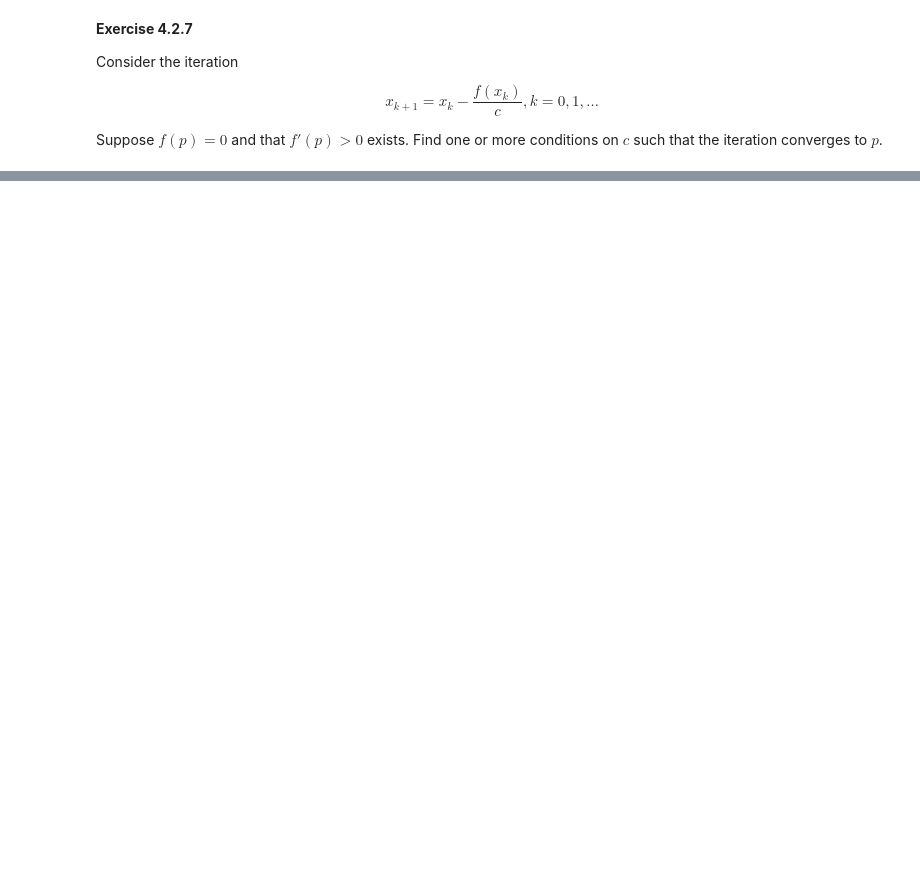
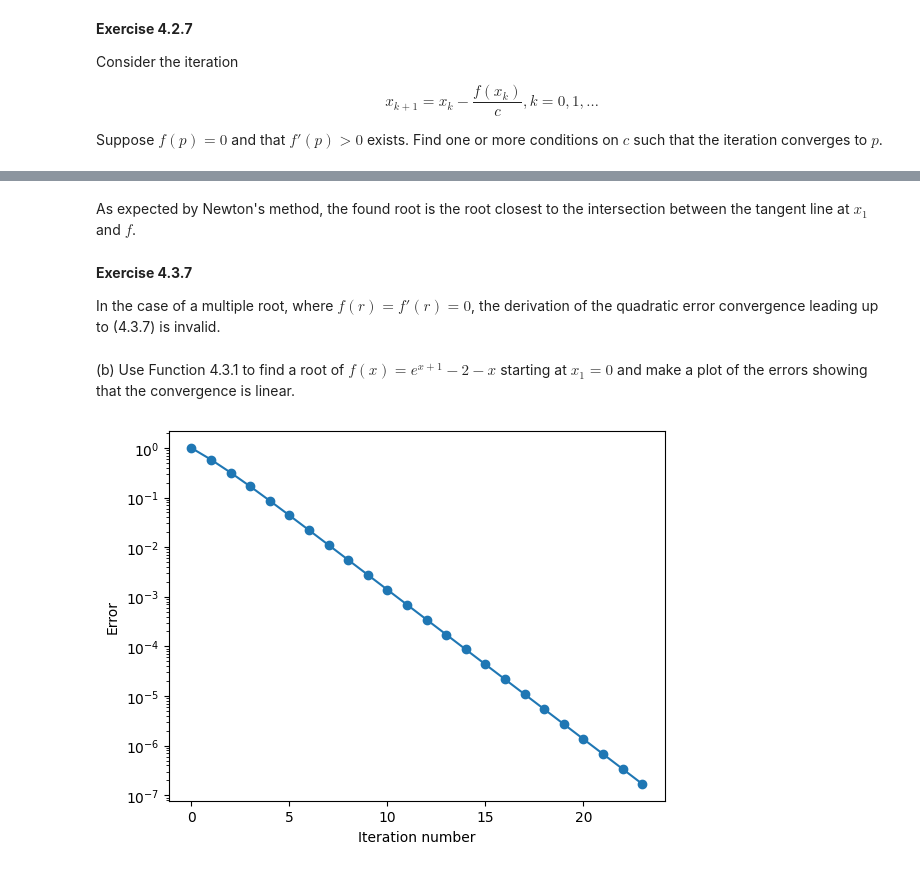
Before and after one commit to RogerCronin/math426, a Jupyter notebook: hw5.ipynb, the cells around one changed output, grey strips where cells are left out. Drawn from its saved outputs; the diff is of its cells as text; code cells hidden in the pictures; blank space fills up the shorter version.

```diff
--- a/hw5.ipynb
+++ b/hw5.ipynb
@@ -115,0 +181,24 @@ Suppose $f(p)=0$ and that $f'(p)>0$ exists. Find one or more conditions on $c$ s
+# %% [markdown]
+As expected by Newton's method, the found root is the root closest to the intersection between the tangent line at $x_1$ and $f$.
+# %% [markdown]
+**Exercise 4.3.7**
+
+In the case of a multiple root, where $f(r)=f'(r)=0$, the derivation of the quadratic error convergence leading up to (4.3.7) is invalid.
+# %% [markdown]
+(b) Use Function 4.3.1 to find a root of $f(x)=e^{x+1}-2-x$ starting at $x_1=0$ and make a plot of the errors showing that the convergence is linear.
+# %%
+def f(x):
+    return np.exp(x + 1) - 2 - x
+
+def dfdx(x):
+    return np.exp(x + 1) - 1
+
+root_progression = newton(f, dfdx, 0)
+errors = abs(root_progression - (-1))
+
+plt.semilogy(errors, "-o")
+plt.xlabel("Iteration number")
+plt.ylabel("Error")
+plt.show()
+# %% [output]
+[figure, added]
```
Also changed, not shown: parts of 25 cells of this notebook, 2 other files.
